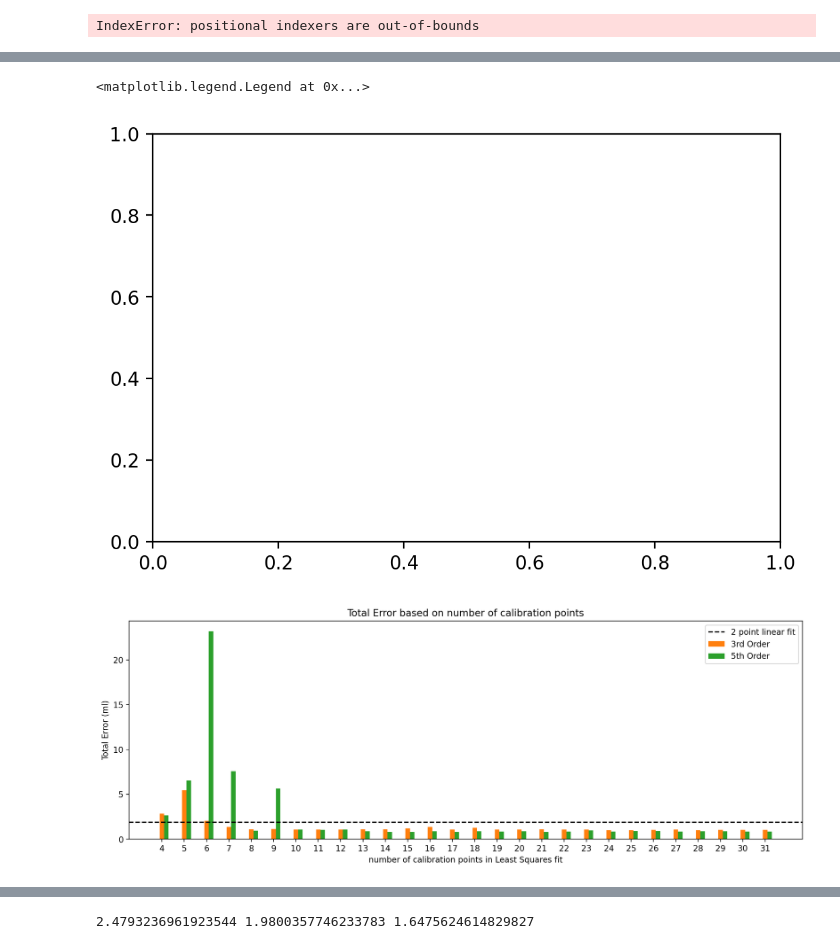
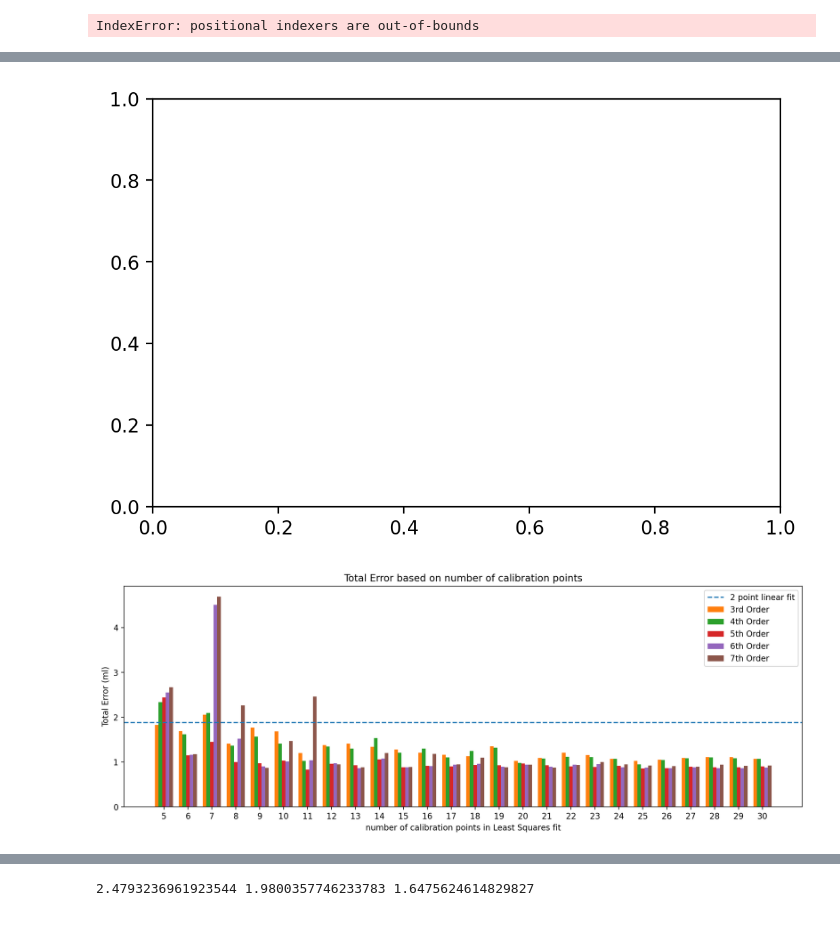
Before and after one commit to braingeneers/Blob-Measuring-with-Computer-Vision, a Jupyter notebook: Plotting-Data.ipynb, the cells around one changed output, grey strips where cells are left out. Drawn from its saved outputs; the diff is of its cells as text; code cells hidden in the pictures.

```diff
--- a/Plotting-Data.ipynb
+++ b/Plotting-Data.ipynb
@@ -318,16 +322,20 @@ fig, ax = plt.subplots()
 startIndex = 0
 endIndex = len(frame.volume)-2
 
-beginning = frame.iloc[startIndex:startIndex+1]
-end = frame.iloc[endIndex-1:endIndex]
+beginning = frame.iloc[[startIndex,startIndex+2]]
+end = frame.iloc[[endIndex-3,endIndex-1]]
 
 errors1 = []
 errors2 = []
 errors3 = []
-for i in range(3,31):
+errors4 = []
+errors5 = []
+errors6 = []
+
+for i in range(5,31):
     frame = pd.read_csv(path)
     sample_val = i
-    frame = beginning.append(frame[startIndex+1:endIndex-1].sample(sample_val-2).sort_values(by=['volume'])).append(end)
+    frame = beginning.append(frame[startIndex+2:endIndex-3].sample(sample_val-4).sort_values(by=['volume'])).append(end)
     # print(frame)
     # print("frame length: ", len(frame.volume))
     startIndex = 0
@@ -342,7 +350,7 @@ for i in range(3,31):
     # print("x length: ", len(x))
     y=frame[value+"_pb_mean"][startIndex:endIndex]
     polyfits = []
-    for i in {1,3,5}:
+    for i in {1,3,4,5,6,7}:
         order = i
         z = np.polyfit(x, y, order)
         z_inv = np.polyfit(y, x, order)
@@ -367,48 +375,72 @@ for i in range(3,31):
     #frame2 is test set and frame is training set
     y=frame2["547.5650849233924"][startIndex:endIndex]
 
-    index = np.arange(len(x)-3)
-    bar_width = 0.2
-
     error1 = abs(x - polyfits[0](y))
     errors1.append(sum(error1))
     # ax2.plot(x,error1,'o',mfc='red',ms=4,mew=0)
     error2 = abs(x - polyfits[1](y))
     errors2.append(sum(error2))
     # ax2.plot(x,error2,'o',mfc='green',ms=4,mew=0)
     error3 = abs(x - polyfits[2](y))
     errors3.append(sum(error3))
 
+    error4 = abs(x - polyfits[3](y))
+    errors4.append(sum(error4))
+
+    error5= abs(x - polyfits[4](y))
+    errors5.append(sum(error5))
+
+    error6 = abs(x - polyfits[5](y))
+    errors6.append(sum(error6))
+
 
 fig3, ax3 = plt.subplots(figsize=(15,5))
+index = np.arange(len(x)-5)
+bar_width = 0.15
 
 # summer = ax3.bar(index, errors1, bar_width,
 #                 label="1st Order")
-winter = ax3.bar(index+bar_width, errors2,
-                 bar_width, label="3rd Order", color = "tab:orange")
-barf = ax3.bar(index+2*bar_width, errors3,
-                 bar_width, label="5th Order", color = "tab:green")
+
+
+#list of zeros of length errors1
+zeros = [0]*len(errors1)
+
+colorfiller = ax3.bar(index, zeros,
+                 bar_width)
+
+winter = ax3.bar(index, errors2,
+                 bar_width, label="3rd Order")#, color = "tab:orange")
+barf = ax3.bar(index+bar_width, errors3,
+                 bar_width, label="4th Order")#, color = "tab:green")
+
+barf2 = ax3.bar(index+2*bar_width, errors4, bar_width, label="5th Order")
+
+barf3 = ax3.bar(index+3*bar_width, errors5, bar_width, label="6th Order")
+
+barf4= ax3.bar(index+4*bar_width, errors6, bar_width, label="7th Order")
 
 # ax3.plot(1.8*np.ones(len(errors1)),errors1,'o',mfc='red',ms=4,mew=0)
-ax3.axhline(y=1.88, color='k', linestyle='--', label="2 point linear fit")
+ax3.axhline(y=1.88, color='tab:blue', linestyle='--', label="2 point linear fit")
 # carp = ax3.bar(index+3*bar_width, error4,
 #                  bar_width, label="7th Order (total error: "+str(round(sum(error3),2))+")")
 
 ax3.set_xlabel('number of calibration points in Least Squares fit')
 ax3.set_ylabel('Total Error (ml)')
 ax3.set_title("Total Error based on number of calibration points")
-ax3.set_xticks(index+bar_width)
-ax3.set_xticklabels(index+ 4)
+ax3.set_xticks(index+2*bar_width)
+ax3.set_xticklabels(index+ 5)
+#set y axis of ax3 to max out at 2.5
+# ax3.set_ylim(0,5)
 
 ax3.legend()
+plt.savefig("/Users/pierre/Pictures/biology/Blob-Measuring/Level-Measurement-Experiment/Figure/Error_comparisons/total_error_comparison_from_points2.png")
 # ax.plot(errors1)
 # ax.plot(errors2)
 # ax.plot(errors3)
 # ax.legend()
 # %% [output]
-<matplotlib.legend.Legend at 0x...>
 [figure]
-[figure, old version]
+[figure, new version]
 # %%
 errors1
 # %% [output]
```
Also changed, not shown: parts of 2 cells of this notebook, 1 other file.
